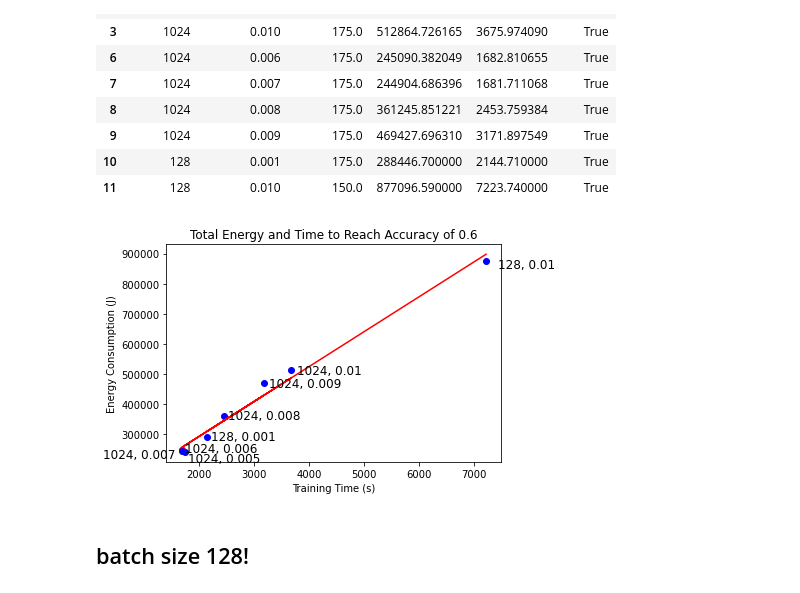
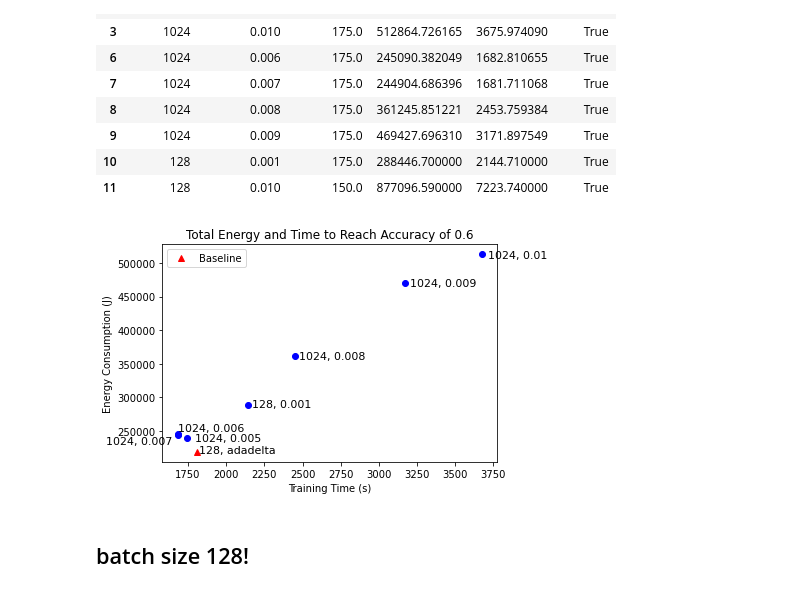
Before and after one commit to matchaginseng/automatic-bassoon, a Jupyter notebook: plots/shufflenetv2_bs1024_adam_sweep/shufflenetv2_bs1024_adam_sweep.ipynb, the cells around one changed output. Drawn from its saved outputs; the diff is of its cells as text; code cells hidden in the pictures.

Commit message:
Make more edits to energy vs time plots

```diff
--- a/plots/shufflenetv2_bs1024_adam_sweep/shufflenetv2_bs1024_adam_sweep.ipynb
+++ b/plots/shufflenetv2_bs1024_adam_sweep/shufflenetv2_bs1024_adam_sweep.ipynb
@@ -183,40 +186,61 @@ history_reached
 | 9 | 1024 | 0.009 | 175.0 | 469427.696310 | 3171.897549 | True |
 | 10 | 128 | 0.001 | 175.0 | 288446.700000 | 2144.710000 | True |
 | 11 | 128 | 0.010 | 150.0 | 877096.590000 | 7223.740000 | True |
+# %%
+# Exclude bs=128, lr=0.01
+history_reached = history_reached.drop(history_reached[(history_reached.batch_size == 128) & (history_reached.learning_rate == 0.010)].index)
+# %%
+adadelta_hist_reached = adadelta_hist.loc[adadelta_hist['reached'] == True]
 # %%
 # plt.scatter(history_df['time'], history_df['energy'])
 # https://stackoverflow.com/questions/44998205/labeling-points-in-matplotlib-scatterplot
+max_x = 0
 for row in history_reached.iterrows():
     time = row[1]['time']
+    max_x = max(time, max_x)
     energy = row[1]['energy']
-    label = '128, ' if row[1]['batch_size'] == 128 else '1024, '
-    label += str(row[1]['learning_rate'])
-    plt.plot(time, energy, 'bo')
     lr = row[1]['learning_rate']
     bs = row[1]['batch_size']
+    plt.plot(time, energy, 'bo')
+    label = '128, ' if bs == 128 else '1024, '
+    label += str(lr)
     if lr == 0.005:
+        plt.text(time * 1.03, energy * 0.98, label, fontsize=11)
+    elif lr == 0.007:
+        plt.text(time * 0.72, energy * 0.94, label, fontsize=11)
+    elif lr == 0.006:
+#         plt.plot(time, energy, 'ro')
+        plt.text(time * 1.0, energy * 1.02, label, fontsize=11)
+    else:
+        plt.text(time * 1.01, energy * 0.99, label, fontsize=11)
 
-        plt.text(time * 1.03, energy * 0.86, label, fontsize=12)
-    elif lr == 0.007:
-        plt.text(time * 0.15, energy * 0.9, label, fontsize=12)
-    elif lr == 0.006:
-        plt.plot(time, energy, 'ro')
-        plt.text(time * 1.04, energy * 0.98, label, fontsize=12)
-    else:
-        plt.text(time * 1.03, energy * 0.97, label, fontsize=12)
+slope = 0
+for row in adadelta_hist_reached.iterrows():
+    time = row[1]['time']
+    energy = row[1]['energy']
+    slope = energy / time
+    plt.plot(time, energy, 'r^', label='Baseline')
+    plt.text(time * 1.01, energy * 0.99, '128, adadelta', fontsize=11)
+
+# Plot line through baseline
+# x = np.linspace(0, max_x, 100)
+# y = slope * x
+# plt.plot(x, y, color='gray', label=f'y = {slope:.2f} x')
 
 # https://pythonguides.com/matplotlib-best-fit-line/
-theta = np.polyfit(history_reached['time'], history_reached['energy'], 1)
-best_fit_line = theta[1] + theta[0] * history_reached['time']
+# reached = pd.concat([history_reached, adadelta_hist_reached])
+# theta = np.polyfit(reached['time'], reached['energy'], 1)
+# best_fit_line = theta[1] + theta[0] * history_reached['time']
 
-plt.plot(history_reached['time'], best_fit_line, 'r')
+# plt.plot(history_reached['time'], best_fit_line, 'r')
 
 plt.title('Total Energy and Time to Reach Accuracy of 0.6')
 plt.xlabel('Training Time (s)')
 plt.ylabel('Energy Consumption (J)')
+plt.legend()
 plt.show()
 # %% [output]
-[figure, old version]
+[figure, new version]
 # %% [markdown]
 ## batch size 128!
 # %%
```
Also changed, not shown: parts of 5 cells of this notebook, 1 other file.
